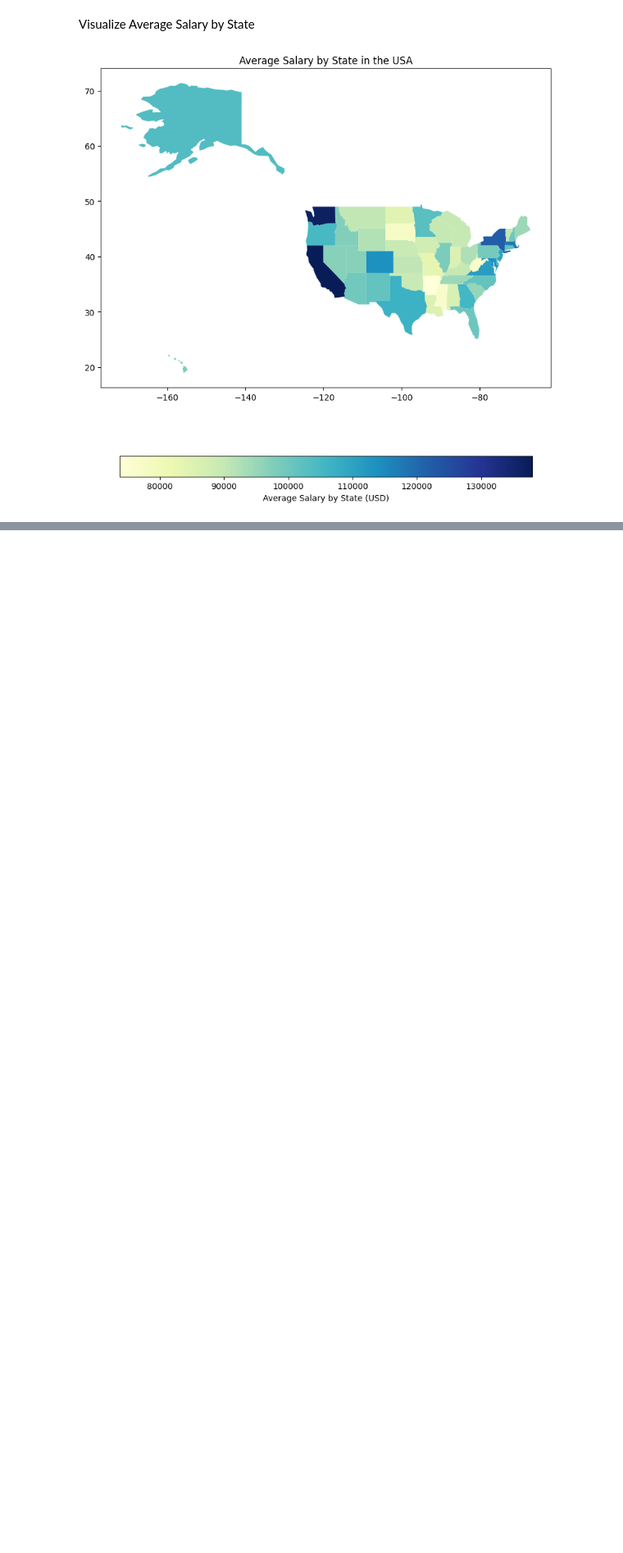
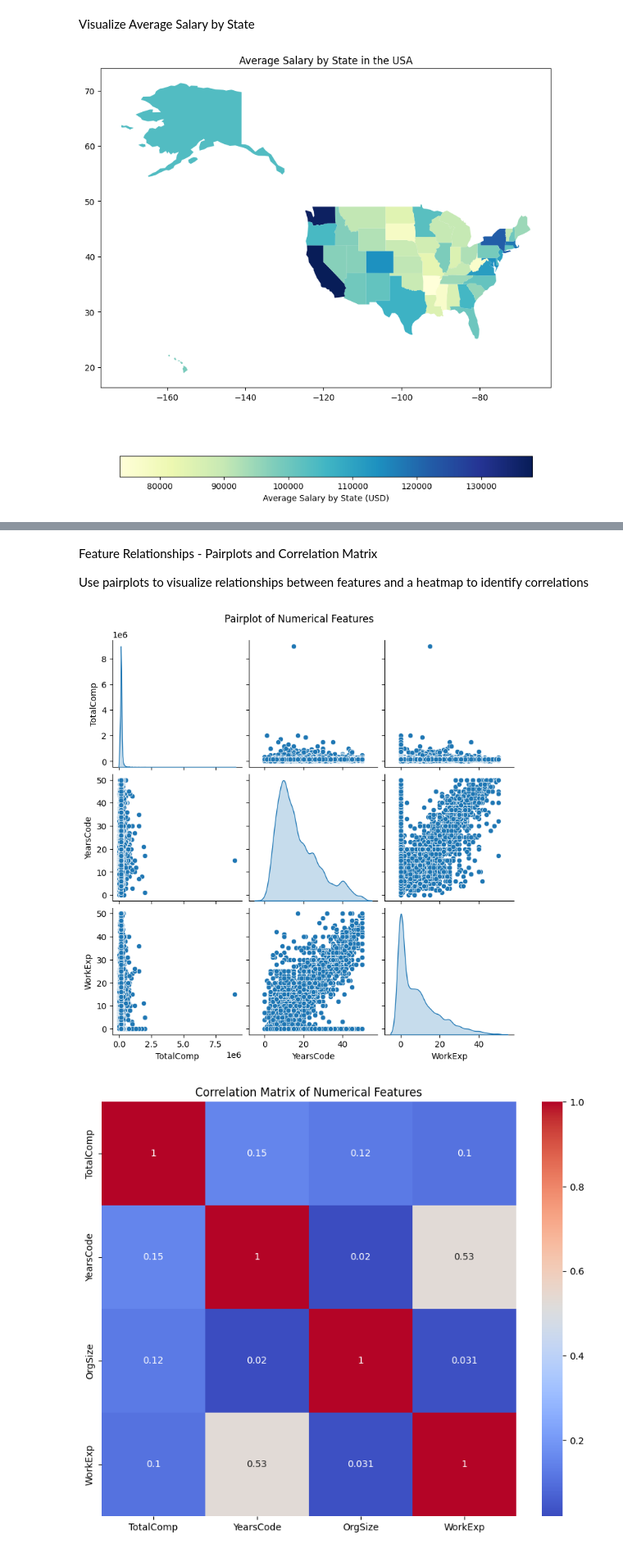
Before and after one commit to tfmontague/developer-salary-capstone, a Jupyter notebook: data_exploration.ipynb, the cells around one changed output, grey strips where cells are left out. Shown at 82% size. Cells and saved outputs as stored; diff of their text form; code cells hidden in the pictures; blank space fills up the shorter version.

```diff
--- a/data_exploration.ipynb
+++ b/data_exploration.ipynb
@@ -246,0 +269,34 @@ plt.show()
+# %% [markdown]
+Feature Relationships - Pairplots and Correlation Matrix
+
+Use pairplots to visualize relationships between features and a heatmap to identify correlations
+# %%
+import pandas as pd
+import matplotlib.pyplot as plt
+import seaborn as sns
+
+# Load the dataset
+data = pd.read_csv('data/cleaned/Transformed_Developer_Survey_Data.csv')
+
+
+# Pairplot of selected features to observe relationships
+selected_features = ['TotalComp', 'YearsCode', 'OrgSize', 'WorkExp']
+sns.pairplot(data[selected_features], diag_kind='kde')
+plt.suptitle("Pairplot of Numerical Features", y=1.02)
+plt.show()
+
+# Convert columns to numeric, forcing errors to NaN (for example, in 'OrgSize' or other categorical fields)
+data['YearsCode'] = pd.to_numeric(data['YearsCode'], errors='coerce')
+data['OrgSize'] = pd.to_numeric(data['OrgSize'], errors='coerce')
+data['WorkExp'] = pd.to_numeric(data['WorkExp'], errors='coerce')
+
+
+# Correlation matrix with a heatmap
+plt.figure(figsize=(10, 8))
+correlation_matrix = data[selected_features].corr()
+sns.heatmap(correlation_matrix, annot=True, cmap='coolwarm', square=True)
+plt.title("Correlation Matrix of Numerical Features")
+plt.show()
+# %% [output]
+[figure, added]
+[figure, added]
```
Also changed, not shown: parts of 11 cells of this notebook, 8 other files.
